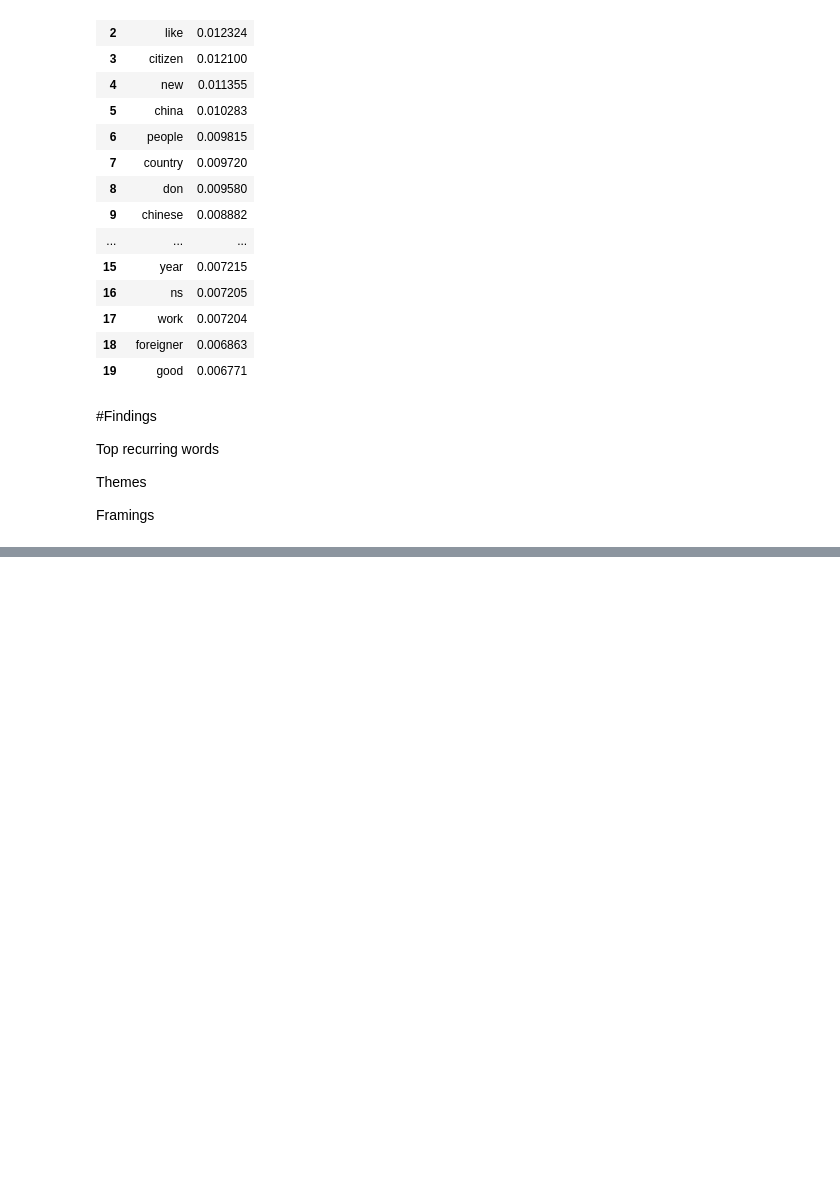
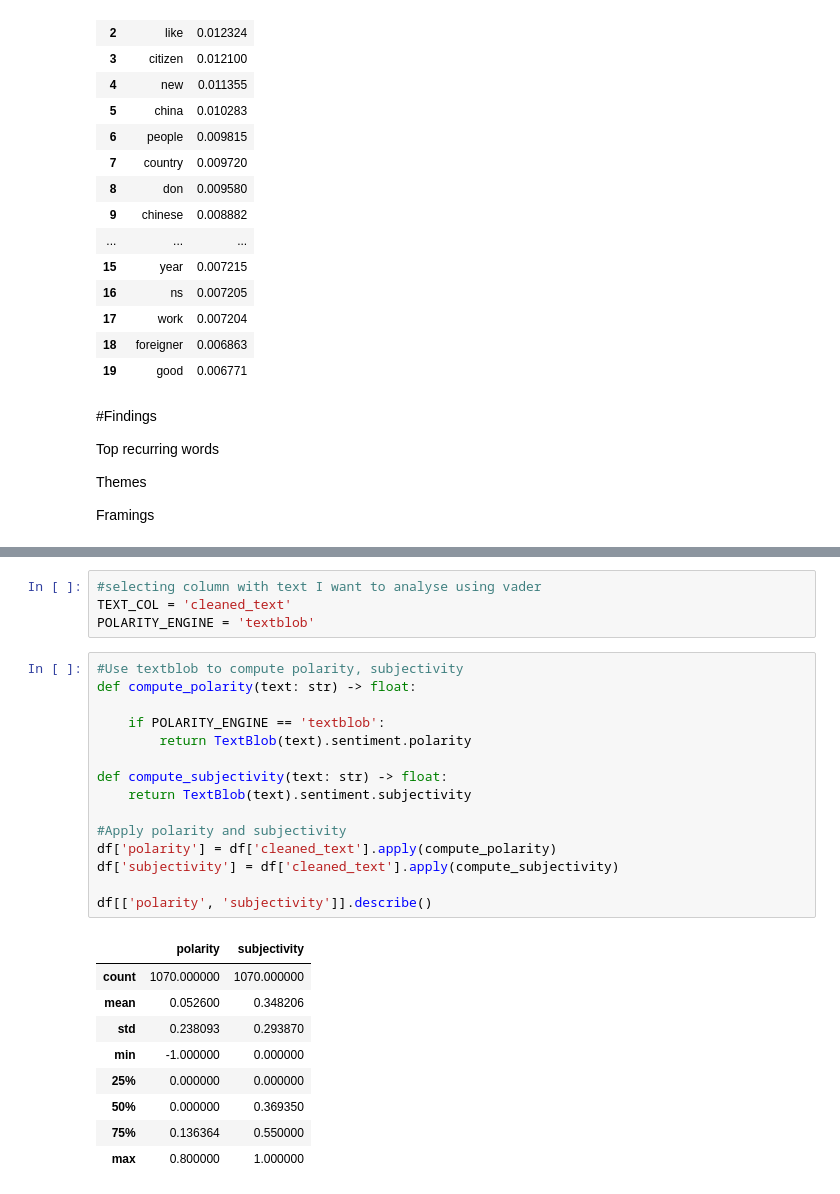
Before and after one commit to Keith-LJY001/NMC5342_A0234542L, a Jupyter notebook: NMC5342_A0234542L.ipynb, the cells around one changed output, grey strips where cells are left out. Drawn from its saved outputs; the diff is of its cells as text; blank space fills up the shorter version.

```diff
--- a/NMC5342_A0234542L.ipynb
+++ b/NMC5342_A0234542L.ipynb
@@ -567,0 +581,29 @@ print(f"Total mentions of 'India' or 'Indian': {int(total_mentions)}")
+# %%
+#selecting column with text I want to analyse using vader
+TEXT_COL = 'cleaned_text'
+POLARITY_ENGINE = 'textblob'
+# %%
+#Use textblob to compute polarity, subjectivity
+def compute_polarity(text: str) -> float:
+
+    if POLARITY_ENGINE == 'textblob':
+        return TextBlob(text).sentiment.polarity
+
+def compute_subjectivity(text: str) -> float:
+    return TextBlob(text).sentiment.subjectivity
+
+#Apply polarity and subjectivity
+df['polarity'] = df['cleaned_text'].apply(compute_polarity)
+df['subjectivity'] = df['cleaned_text'].apply(compute_subjectivity)
+
+df[['polarity', 'subjectivity']].describe()
+# %% [output]
+|  | polarity | subjectivity |
+| count | 1070.000000 | 1070.000000 |
+| mean | 0.052600 | 0.348206 |
+| std | 0.238093 | 0.293870 |
+| min | -1.000000 | 0.000000 |
+| 25% | 0.000000 | 0.000000 |
+| 50% | 0.000000 | 0.369350 |
+| 75% | 0.136364 | 0.550000 |
+| max | 0.800000 | 1.000000 |
```
Also changed, not shown: parts of 24 cells of this notebook.
